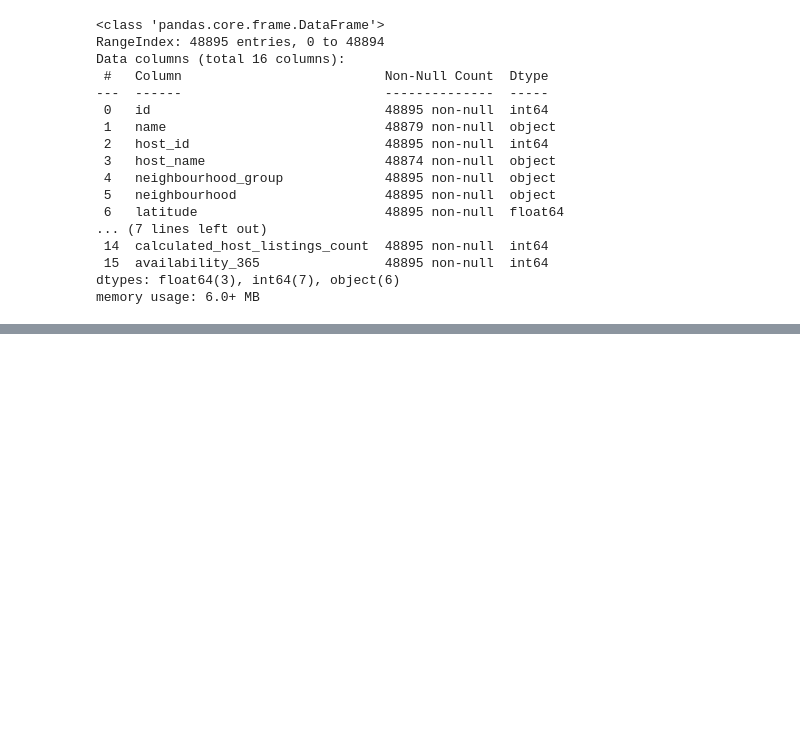
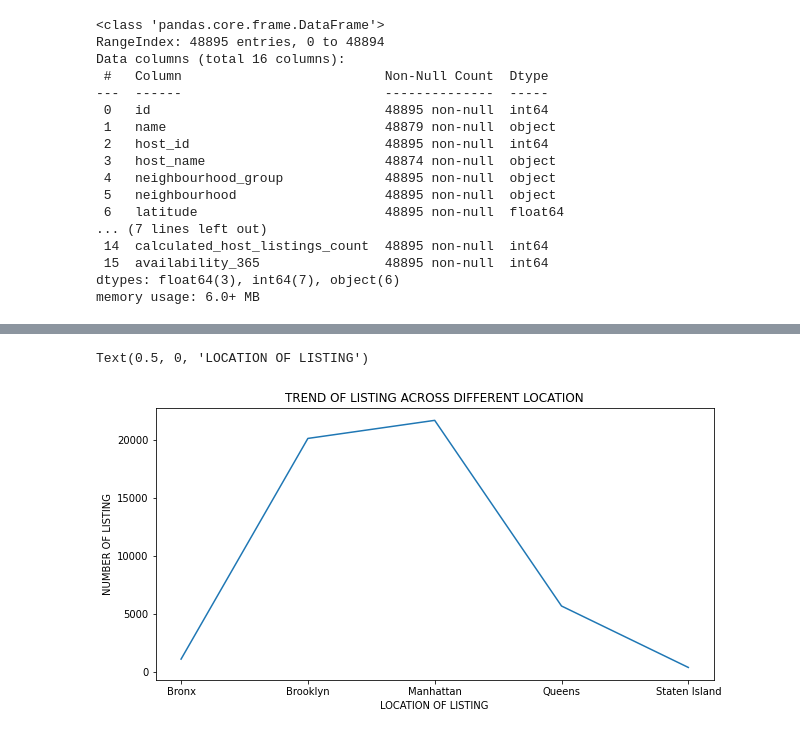
Before and after one commit to vedanttule134/Airbnb-Booking-Analysis, a Jupyter notebook: Airbnb_Bookings_Analysis_Capstone_Project.ipynb, the cells around one changed output, grey strips where cells are left out. Drawn from its saved outputs; the diff is of its cells as text; code cells hidden in the pictures; blank space fills up the shorter version.

```diff
--- a/Airbnb_Bookings_Analysis_Capstone_Project.ipynb
+++ b/Airbnb_Bookings_Analysis_Capstone_Project.ipynb
@@ -85,4 +56,4 @@ Name: neighbourhood_group, dtype: int64
 # %%
-df1 = df['neighbourhood'].value_counts()
+df1 = df['neighbourhood_group'].value_counts()
 df1.shape
 # %% [output]
@@ -149,0 +61,13 @@ df.head(20)
+# %%
+df1.sort_index(inplace=True)
+# %%
+plt.rcParams['figure.figsize'] = (10, 5)
+# %%
+plt.plot(df1)
+
+plt.title('TREND OF LISTING ACROSS DIFFERENT LOCATION')
+plt.ylabel('NUMBER OF LISTING')
+plt.xlabel('LOCATION OF LISTING')
+# %% [output]
+Text(0.5, 0, 'LOCATION OF LISTING')
+[figure, added]
```
Also changed, not shown: parts of 14 cells of this notebook.
